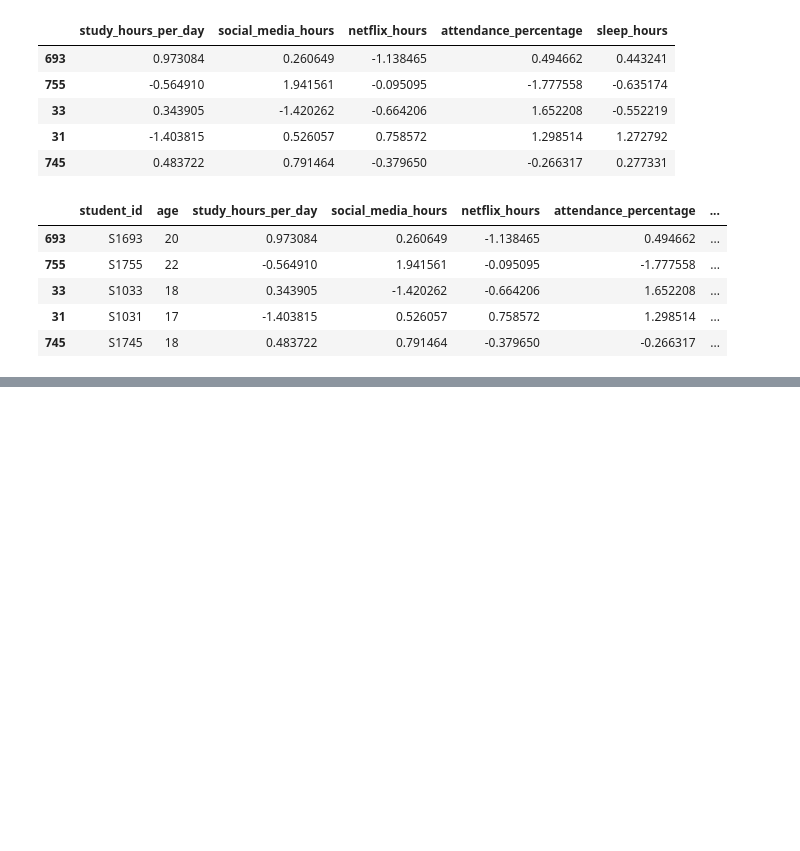
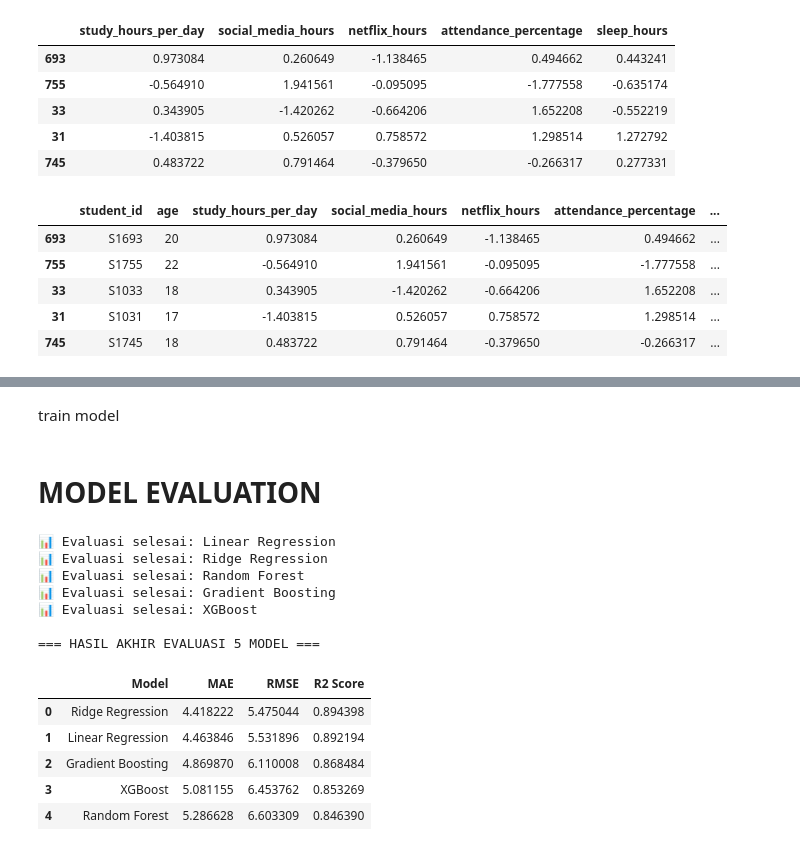
Before and after one commit to senarais/kelompok6-gdg, a Jupyter notebook: P6_Prediksi_Performa_Mahasiswa_Berdasarkan_Kebiasaannya_.ipynb, the cells around one changed output, grey strips where cells are left out. Drawn from its saved outputs; the diff is of its cells as text; code cells hidden in the pictures; blank space fills up the shorter version.

```diff
--- a/P6_Prediksi_Performa_Mahasiswa_Berdasarkan_Kebiasaannya_.ipynb
+++ b/P6_Prediksi_Performa_Mahasiswa_Berdasarkan_Kebiasaannya_.ipynb
@@ -562,0 +585,2 @@ X_train.head()
+# %% [markdown]
+train model
@@ -562,0 +604,42 @@ X_train.head()
+# %% [markdown]
+#  **MODEL EVALUATION**
+# %%
+results = []
+
+for name, trained_model in trained_models.items():
+
+    # Lakukan Prediksi
+    y_pred = trained_model.predict(X_test_enc)
+
+    # Hitung Rapor (Metrik)
+    mae = mean_absolute_error(y_test, y_pred)
+    rmse = np.sqrt(mean_squared_error(y_test, y_pred))
+    r2 = r2_score(y_test, y_pred)
+
+    # Catat Hasil
+    results.append({
+        "Model": name,
+        "MAE": mae,
+        "RMSE": rmse,
+        "R2 Score": r2
+    })
+    print(f"📊 Evaluasi selesai: {name}")
+
+# Tampilkan Papan Skor
+df_results = pd.DataFrame(results).sort_values(by="R2 Score", ascending=False).reset_index(drop=True)
+print("\n=== HASIL AKHIR EVALUASI 5 MODEL ===")
+display(df_results)
+# %% [output]
+📊 Evaluasi selesai: Linear Regression
+📊 Evaluasi selesai: Ridge Regression
+📊 Evaluasi selesai: Random Forest
+📊 Evaluasi selesai: Gradient Boosting
+📊 Evaluasi selesai: XGBoost
+
+=== HASIL AKHIR EVALUASI 5 MODEL ===
+|  | Model | MAE | RMSE | R2 Score |
+| 0 | Ridge Regression | 4.418222 | 5.475044 | 0.894398 |
+| 1 | Linear Regression | 4.463846 | 5.531896 | 0.892194 |
+| 2 | Gradient Boosting | 4.869870 | 6.110008 | 0.868484 |
+| 3 | XGBoost | 5.081155 | 6.453762 | 0.853269 |
+| 4 | Random Forest | 5.286628 | 6.603309 | 0.846390 |
```
Also changed, not shown: parts of 19 cells of this notebook.
